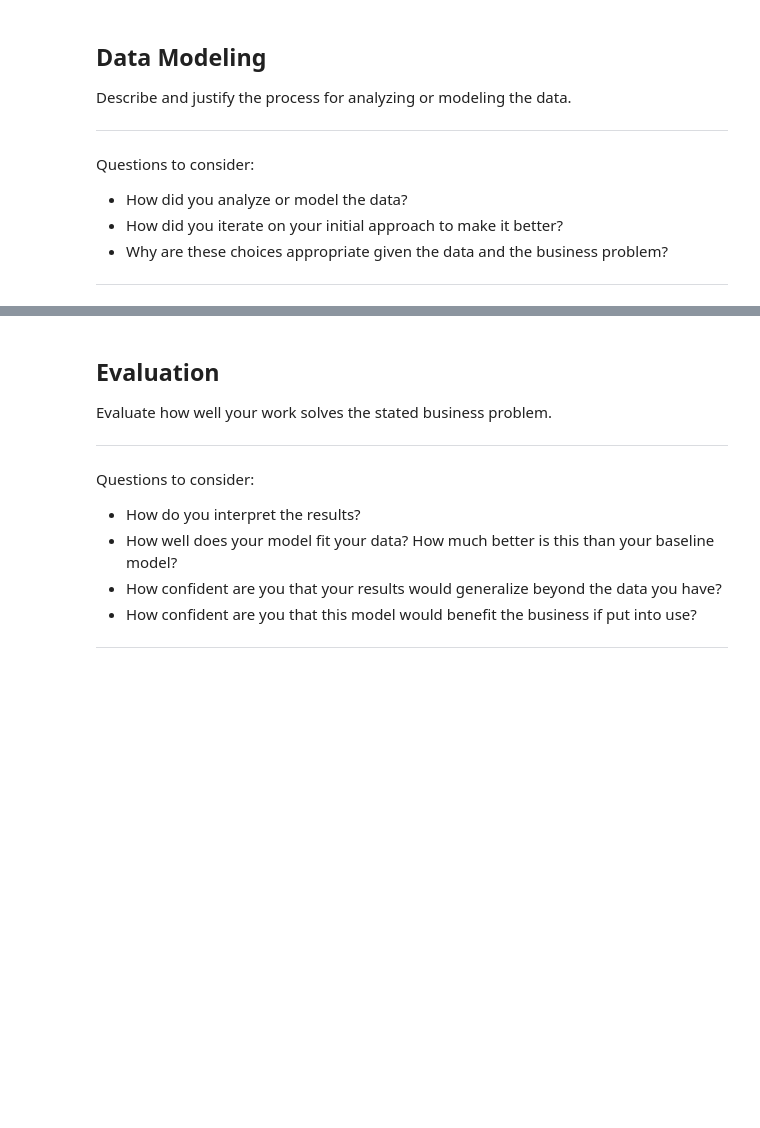
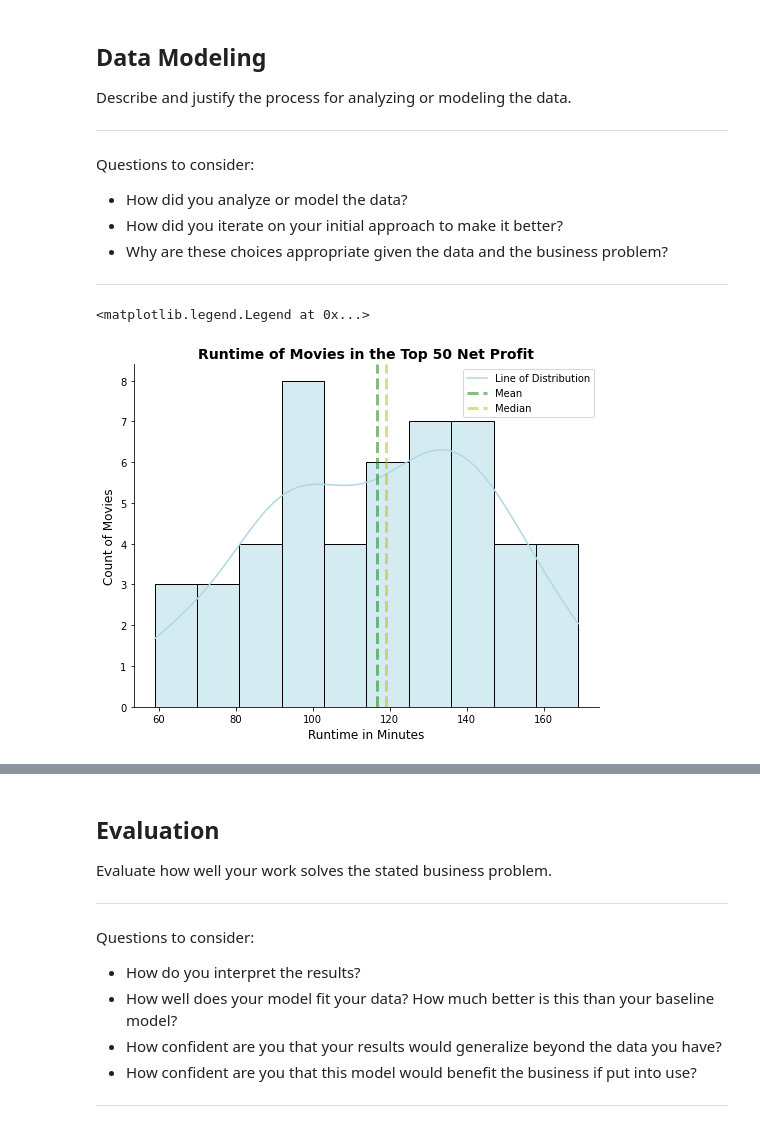
Before and after one commit to rachelfein/project, a Jupyter notebook: dsc-phase1-project-template.ipynb, the cells around one changed output, grey strips where cells are left out. Cells and saved outputs as stored; diff of their text form; code cells hidden in the pictures; blank space fills up the shorter version.

```diff
--- a/dsc-phase1-project-template.ipynb
+++ b/dsc-phase1-project-template.ipynb
@@ -292,0 +327,6 @@ dtype: int64
+# %%
+# we have repeating movie title rows with varing runtimes. This is becuase the df_imdb data
+# had multiple movie title rows for the same title. I grouped by runtimes and then took the
+# mean and set the runtime as the mean value of all rows with the same movie title.
+df_mean_runtime = df_combined.groupby(['movie_title', 'runtime_minutes'], sort=False).mean()
+df_mean_runtime.head(10)
@@ -292,0 +346,4 @@ dtype: int64
+# %%
+# I reset the indext for readability
+df_mean_runtime.reset_index(drop=False, inplace=True)
+df_mean_runtime.head()
@@ -292,0 +357,4 @@ dtype: int64
+# %%
+# Sort dataframes I will be using for data modeling by net_profit
+df_mean_runtime.sort_values(['net_profit'], inplace = True, ascending = False)
+df_mean_runtime.head()
@@ -304,0 +388,26 @@ Questions to consider:
+# %%
+# Data model to determine the best recommended runtime
+# Set data model to just include top 50 producing movies since I only want to look at the most sucessful
+# movies to help answer business question
+variable = df_mean_runtime.head(50)
+
+# Use a displot to look at the distribution of runtimes
+# include a kde line, which shows the density of the data distribution and helps visualize and locate where the most
+# sucessful movies runtimes are
+sns.displot(data=variable, x="runtime_minutes",  kde=True, legend=True,
+            height=5.5, aspect=1.3, color='lightblue', bins=10)
+# Label axis & title
+plt.xlabel("Runtime in Minutes", size=12)
+plt.ylabel("Count of Movies", size=12)
+plt.title("Runtime of Movies in the Top 50 Net Profit", weight='bold', size=14)
+
+# add a mean and median line to the plot, the mean and median value is what I will recommend the movie runtime to be
+plt.axvline(x=variable.runtime_minutes.mean(), ls='--', linewidth=3, color='g', label="mean", alpha=0.5)
+plt.axvline(x=variable.runtime_minutes.median(), ls='--', linewidth=3, color='y', label="median", alpha=0.5)
+plt.legend(['Line of Distribution', "Mean", "Median"])
+
+# Plot shows that even though the highest number of sucessful movies lasted between 90-100 mins, this is greater range
+# of sucess above 110 minutes. This is shown in the kde, mean, and median
+# %% [output]
+<matplotlib.legend.Legend at 0x...>
+[figure, added]
```
Also changed, not shown: parts of 49 cells of this notebook.
